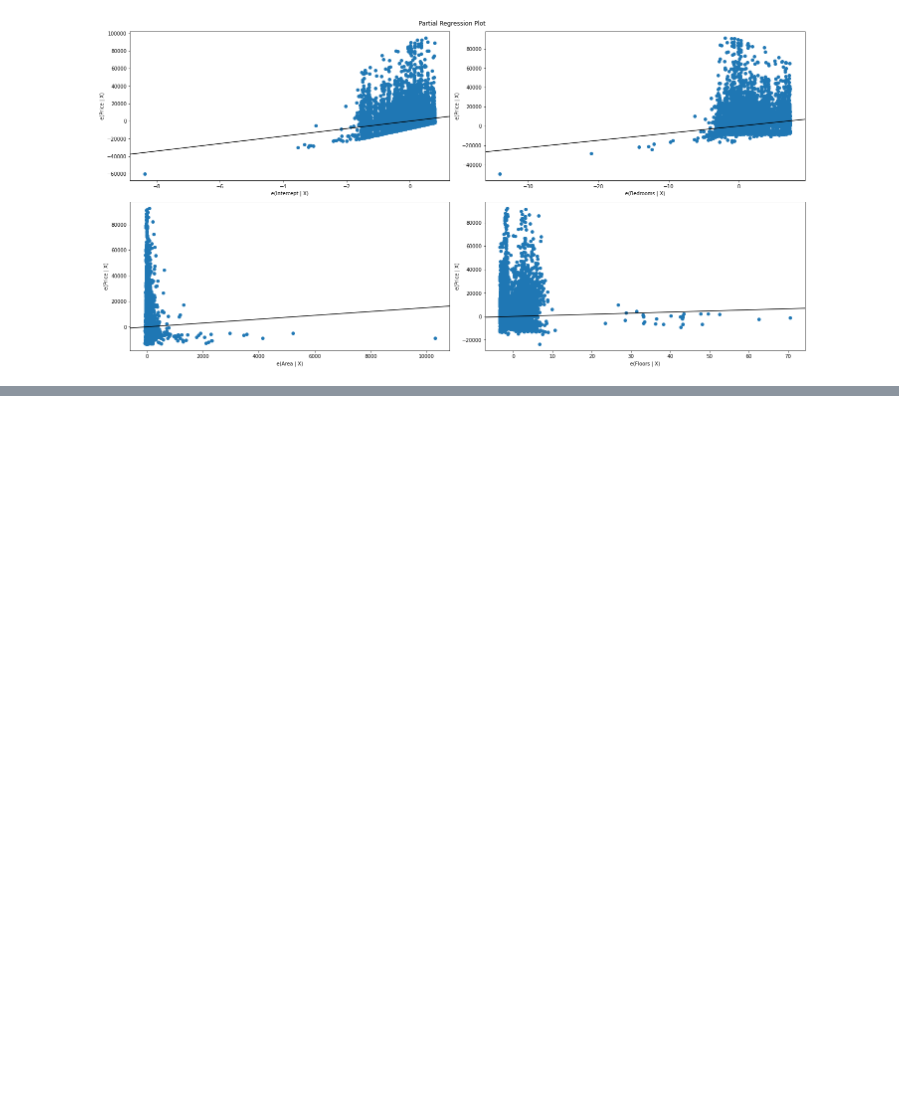
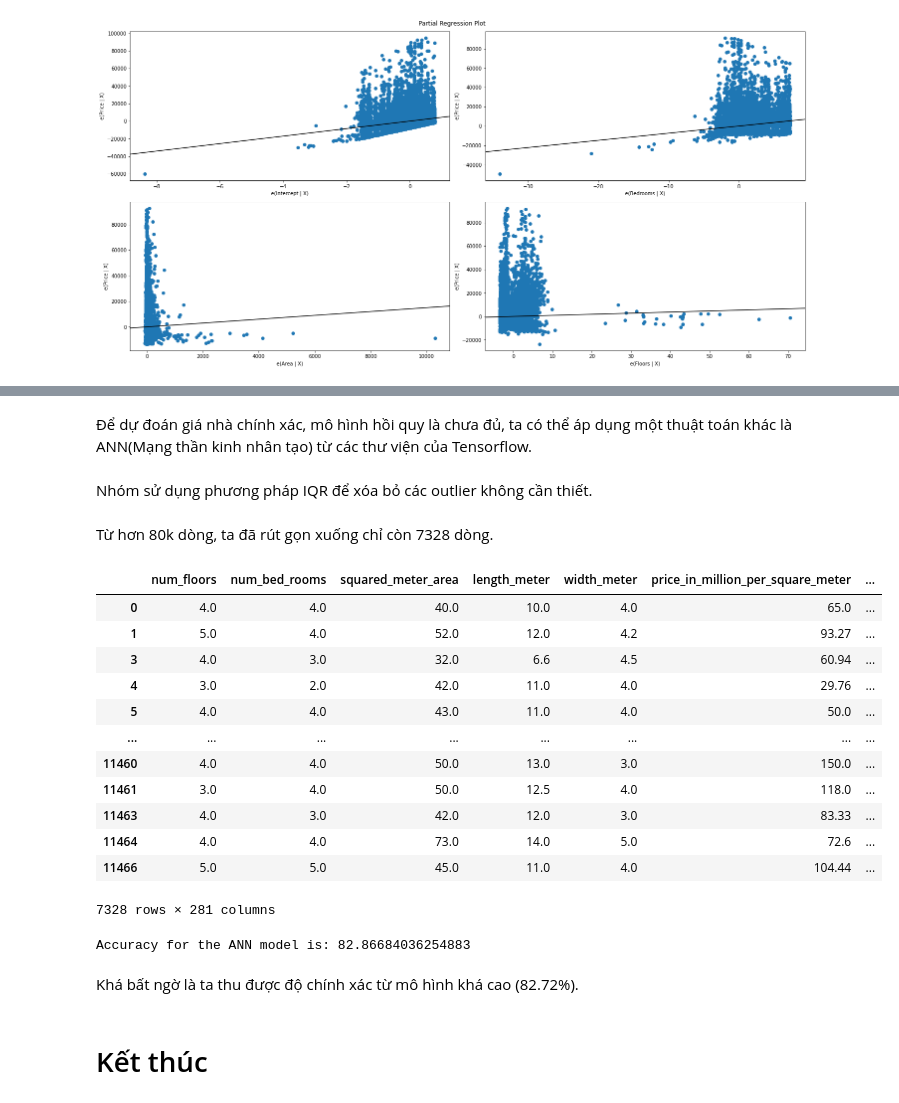
Before and after one commit to 19127592/Final_Data_Visualization, a Jupyter notebook: main.ipynb, the cells around one changed output, grey strips where cells are left out. Drawn from its saved outputs; the diff is of its cells as text; code cells hidden in the pictures; blank space fills up the shorter version.

```diff
--- a/main.ipynb
+++ b/main.ipynb
@@ -484,0 +447,2 @@ eval_env: 1
+# %% [markdown]
+Để dự đoán giá nhà chính xác, mô hình hồi quy là chưa đủ, ta có thể áp dụng một thuật toán khác là ANN(Mạng thần kinh nhân tạo) từ các thư viện của Tensorflow.
@@ -484,0 +484,33 @@ eval_env: 1
+# %% [markdown]
+Nhóm sử dụng phương pháp IQR để xóa bỏ các outlier không cần thiết.
+# %%
+def remove_outlier_IQR(df, series):
+    Q1=df[series].quantile(0.25)
+    Q3=df[series].quantile(0.75)
+    IQR=Q3-Q1
+    df_final=df[~((df[series]<(Q1-1.5*IQR)) | (df[series]>(Q3+1.5*IQR)))]
+    return df_final
+
+removed_outliers = clean_vn_house_df
+columns_to_remove_outliers = ['num_floors', 'num_bed_rooms', 'squared_meter_area', 'length_meter',
+                              'width_meter', 'price_in_million_per_square_meter']
+for column in columns_to_remove_outliers:
+    removed_outliers = remove_outlier_IQR(removed_outliers, column)
+# %% [markdown]
+Từ hơn 80k dòng, ta đã rút gọn xuống chỉ còn 7328 dòng.
+# %%
+removed_outliers
+# %% [output]
+|  | num_floors | num_bed_rooms | squared_meter_area | length_meter | width_meter | price_in_million_per_square_meter | ... |
+| 0 | 4.0 | 4.0 | 40.0 | 10.0 | 4.0 | 65.0 | ... |
+| 1 | 5.0 | 4.0 | 52.0 | 12.0 | 4.2 | 93.27 | ... |
+| 3 | 4.0 | 3.0 | 32.0 | 6.6 | 4.5 | 60.94 | ... |
+| 4 | 3.0 | 2.0 | 42.0 | 11.0 | 4.0 | 29.76 | ... |
+| 5 | 4.0 | 4.0 | 43.0 | 11.0 | 4.0 | 50.0 | ... |
+| ... | ... | ... | ... | ... | ... | ... | ... |
+| 11460 | 4.0 | 4.0 | 50.0 | 13.0 | 3.0 | 150.0 | ... |
+| 11461 | 3.0 | 4.0 | 50.0 | 12.5 | 4.0 | 118.0 | ... |
+| 11463 | 4.0 | 3.0 | 42.0 | 12.0 | 3.0 | 83.33 | ... |
+| 11464 | 4.0 | 4.0 | 73.0 | 14.0 | 5.0 | 72.6 | ... |
+| 11466 | 5.0 | 5.0 | 45.0 | 11.0 | 4.0 | 104.44 | ... |
+7328 rows × 281 columns
@@ -484,0 +569,12 @@ eval_env: 1
+# %%
+def Accuracy_Score(orig, pred):
+    MAPE = np.mean(100 * (np.abs(orig - pred) / orig))
+    return(100-MAPE)
+
+print("Accuracy for the ANN model is:", str(Accuracy_Score(TestingData['Price'], TestingData['ANN_predictions'])))
+# %% [output]
+Accuracy for the ANN model is: 82.86684036254883
+# %% [markdown]
+Khá bất ngờ là ta thu được độ chính xác từ mô hình khá cao (82.72%).
+# %% [markdown]
+# Kết thúc
```
Also changed, not shown: parts of 23 cells of this notebook, 3 other files.
